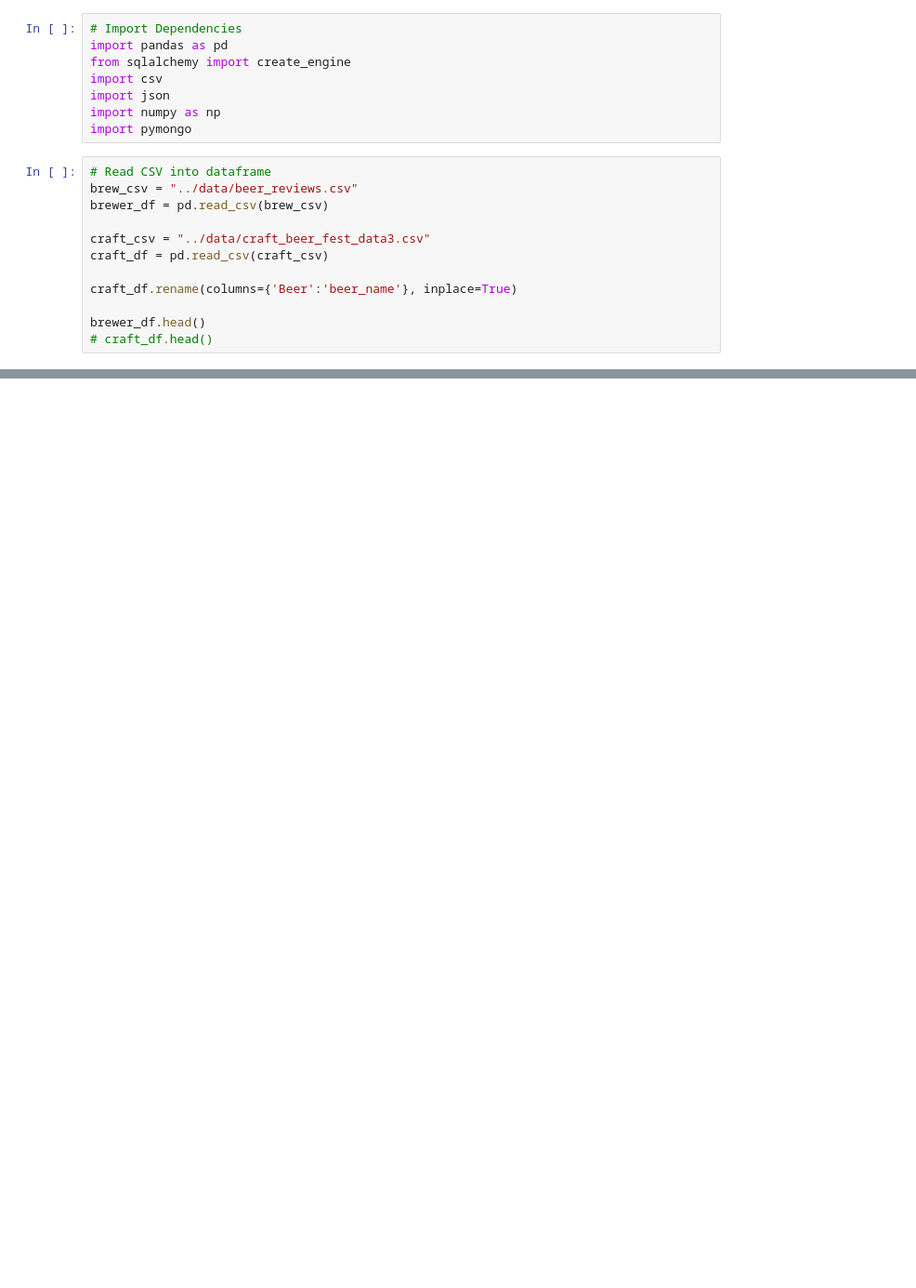
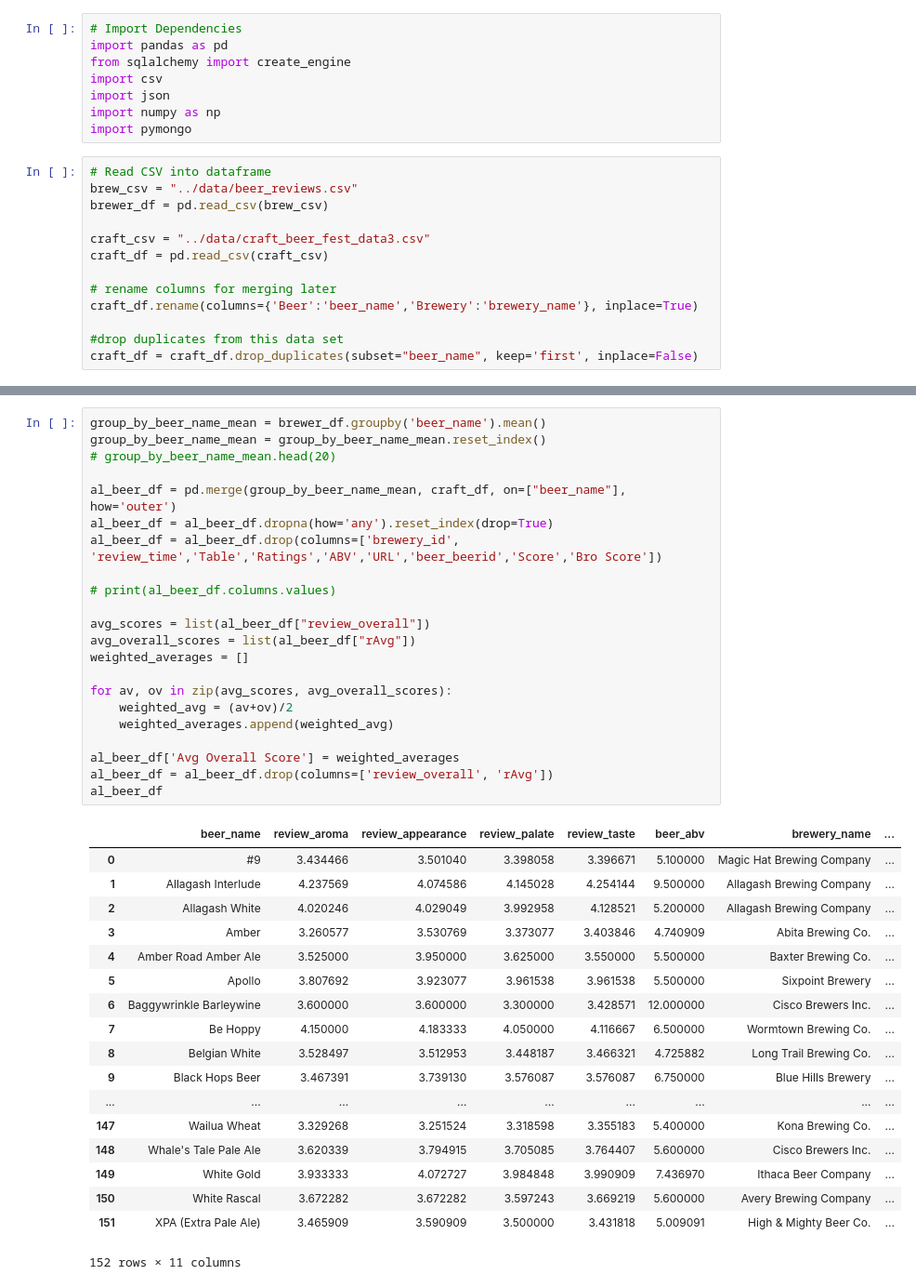
Before and after one commit to Borre454/Craft-Brews, a Jupyter notebook: Brews Proj/assets/data cleanup/Data_Cleanup.ipynb, the cells around one changed output, grey strips where cells are left out. Shown at 93% size. Saved outputs shown, nothing was run; the diff lists cells and outputs as text; blank space fills up the shorter version.

Commit message:
committing python data clean up file

```diff
--- a/Brews Proj/assets/data cleanup/Data_Cleanup.ipynb
+++ b/Brews Proj/assets/data cleanup/Data_Cleanup.ipynb
@@ -14,7 +14,8 @@ brewer_df = pd.read_csv(brew_csv)
 craft_csv = "../data/craft_beer_fest_data3.csv"
 craft_df = pd.read_csv(craft_csv)
 
-craft_df.rename(columns={'Beer':'beer_name'}, inplace=True)
+# rename columns for merging later
+craft_df.rename(columns={'Beer':'beer_name','Brewery':'brewery_name'}, inplace=True)
 
-brewer_df.head()
-# craft_df.head()
+#drop duplicates from this data set
+craft_df = craft_df.drop_duplicates(subset="beer_name", keep='first', inplace=False)
@@ -74,0 +22,41 @@ al_beer_df
+# %%
+group_by_beer_name_mean = brewer_df.groupby('beer_name').mean()
+group_by_beer_name_mean = group_by_beer_name_mean.reset_index()
+# group_by_beer_name_mean.head(20)
+
+al_beer_df = pd.merge(group_by_beer_name_mean, craft_df, on=["beer_name"], how='outer')
+al_beer_df = al_beer_df.dropna(how='any').reset_index(drop=True)
+al_beer_df = al_beer_df.drop(columns=['brewery_id', 'review_time','Table','Ratings','ABV','URL','beer_beerid','Score','Bro Score'])
+
+# print(al_beer_df.columns.values)
+
+avg_scores = list(al_beer_df["review_overall"])
+avg_overall_scores = list(al_beer_df["rAvg"])
+weighted_averages = []
+
+for av, ov in zip(avg_scores, avg_overall_scores):
+    weighted_avg = (av+ov)/2
+    weighted_averages.append(weighted_avg)
+
+al_beer_df['Avg Overall Score'] = weighted_averages
+al_beer_df = al_beer_df.drop(columns=['review_overall', 'rAvg'])
+al_beer_df
+# %% [output]
+|  | beer_name | review_aroma | review_appearance | review_palate | review_taste | beer_abv | brewery_name | ... |
+| 0 | #9 | 3.434466 | 3.501040 | 3.398058 | 3.396671 | 5.100000 | Magic Hat Brewing Company | ... |
+| 1 | Allagash Interlude | 4.237569 | 4.074586 | 4.145028 | 4.254144 | 9.500000 | Allagash Brewing Company | ... |
+| 2 | Allagash White | 4.020246 | 4.029049 | 3.992958 | 4.128521 | 5.200000 | Allagash Brewing Company | ... |
+| 3 | Amber | 3.260577 | 3.530769 | 3.373077 | 3.403846 | 4.740909 | Abita Brewing Co. | ... |
+| 4 | Amber Road Amber Ale | 3.525000 | 3.950000 | 3.625000 | 3.550000 | 5.500000 | Baxter Brewing Co. | ... |
+| 5 | Apollo | 3.807692 | 3.923077 | 3.961538 | 3.961538 | 5.500000 | Sixpoint Brewery | ... |
+| 6 | Baggywrinkle Barleywine | 3.600000 | 3.600000 | 3.300000 | 3.428571 | 12.000000 | Cisco Brewers Inc. | ... |
+| 7 | Be Hoppy | 4.150000 | 4.183333 | 4.050000 | 4.116667 | 6.500000 | Wormtown Brewing Co. | ... |
+| 8 | Belgian White | 3.528497 | 3.512953 | 3.448187 | 3.466321 | 4.725882 | Long Trail Brewing Co. | ... |
+| 9 | Black Hops Beer | 3.467391 | 3.739130 | 3.576087 | 3.576087 | 6.750000 | Blue Hills Brewery | ... |
+| ... | ... | ... | ... | ... | ... | ... | ... | ... |
+| 147 | Wailua Wheat | 3.329268 | 3.251524 | 3.318598 | 3.355183 | 5.400000 | Kona Brewing Co. | ... |
+| 148 | Whale's Tale Pale Ale | 3.620339 | 3.794915 | 3.705085 | 3.764407 | 5.600000 | Cisco Brewers Inc. | ... |
+| 149 | White Gold | 3.933333 | 4.072727 | 3.984848 | 3.990909 | 7.436970 | Ithaca Beer Company | ... |
+| 150 | White Rascal | 3.672282 | 3.672282 | 3.597243 | 3.669219 | 5.600000 | Avery Brewing Company | ... |
+| 151 | XPA (Extra Pale Ale) | 3.465909 | 3.590909 | 3.500000 | 3.431818 | 5.009091 | High & Mighty Beer Co. | ... |
+152 rows × 11 columns
```
Also changed, not shown: parts of 4 cells of this notebook, 3 other files.
